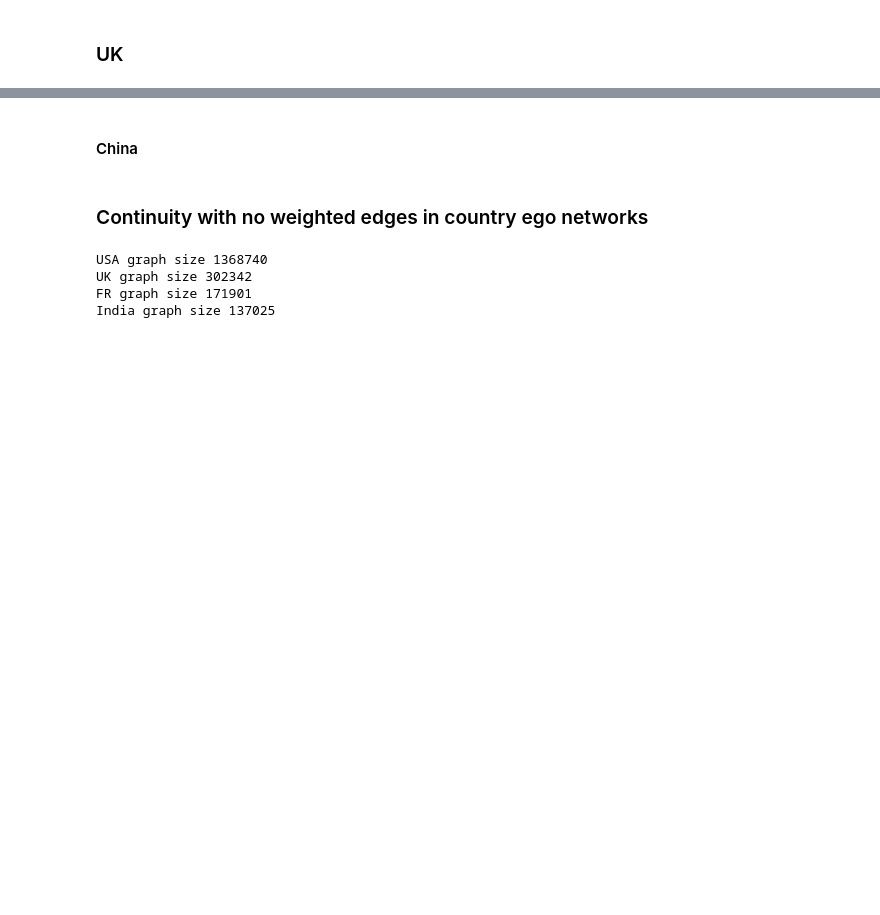
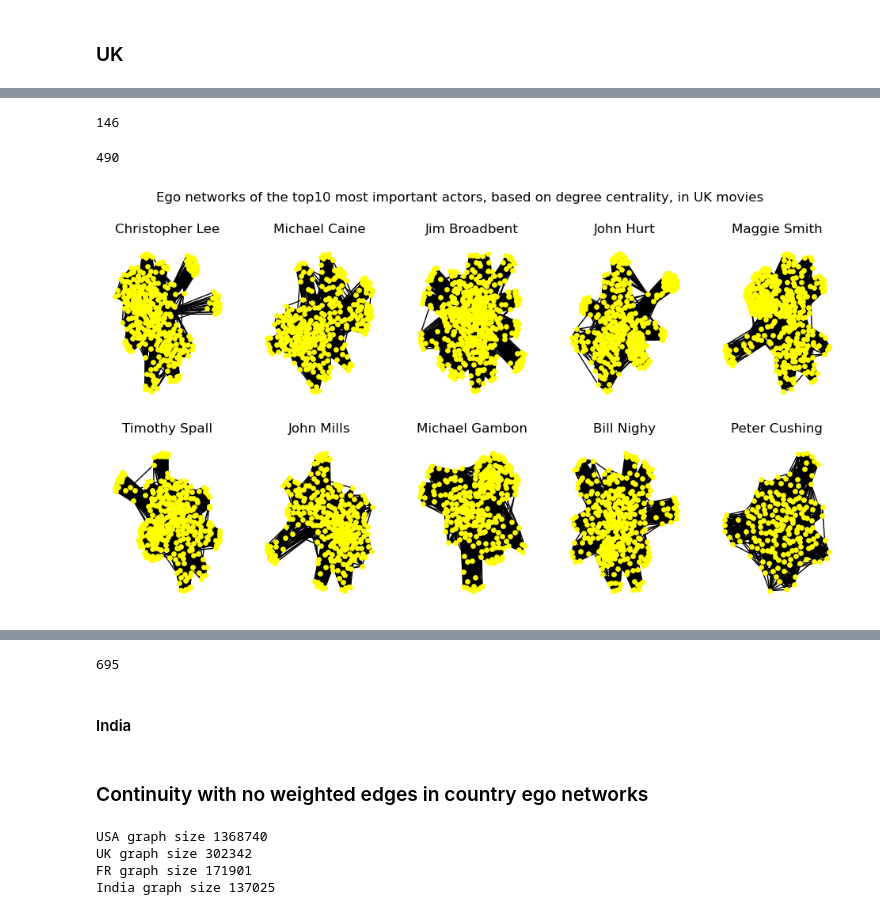
Before and after one commit to epfl-ada/ada-2022-project-shno, a Jupyter notebook: ego_network.ipynb, the cells around one changed output, grey strips where cells are left out. Drawn from its saved outputs; the diff is of its cells as text; code cells hidden in the pictures; blank space fills up the shorter version.

```diff
--- a/ego_network.ipynb
+++ b/ego_network.ipynb
@@ -258,2 +320,6 @@ k_core_subgraph_usa[8].size()
 # %% [markdown]
 ### UK
+# %%
+G_uk = nx.graph.Graph()
+add_nodes(G_uk, uk_actors_movies)
+add_edges_weighted(G_uk, uk_movies_actors)
@@ -259,0 +328,2 @@ k_core_subgraph_usa[8].size()
+# %%
+uk_ego_network = [nx.ego_graph(G_uk, ego[0]) for ego in uk_ego_names]
@@ -259,0 +339,5 @@ k_core_subgraph_usa[8].size()
+# %%
+%%time
+# extract the k-core subgraph of the ego network
+k_uk = 15
+k_core_subgraph_uk = filter_k_core(G_uk, k_uk, uk_ego_names, uk_ego_network)
@@ -259,0 +347,13 @@ k_core_subgraph_usa[8].size()
+# %%
+G_uk.size()
+# %% [output]
+146
+# %%
+len(k_core_subgraph_uk[2].nodes())
+# %% [output]
+490
+# %%
+%%time
+plot_ego_nets(k_core_subgraph_uk, 'UK', uk_ego_names, 'yellow')
+# %% [output]
+[figure, added]
@@ -260,5 +362,9 @@ k_core_subgraph_usa[8].size()
+# %%
+k_core_subgraph_uk[0].size()
+# %% [output]
+695
 # %% [markdown]
-#### China
+#### India
 # %% [markdown]
 ### Continuity with no weighted edges in country ego networks
 # %%
```
Also changed, not shown: parts of 31 cells of this notebook.
